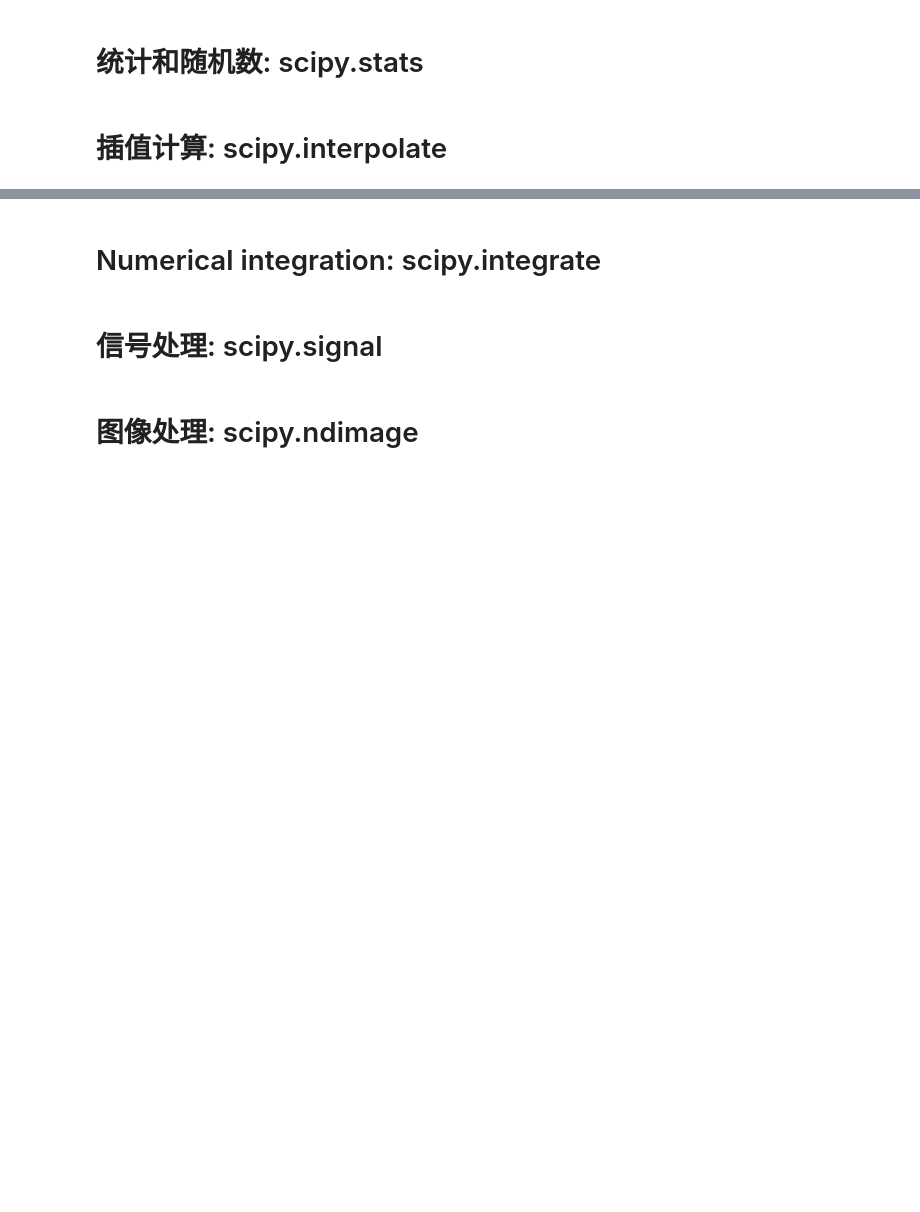
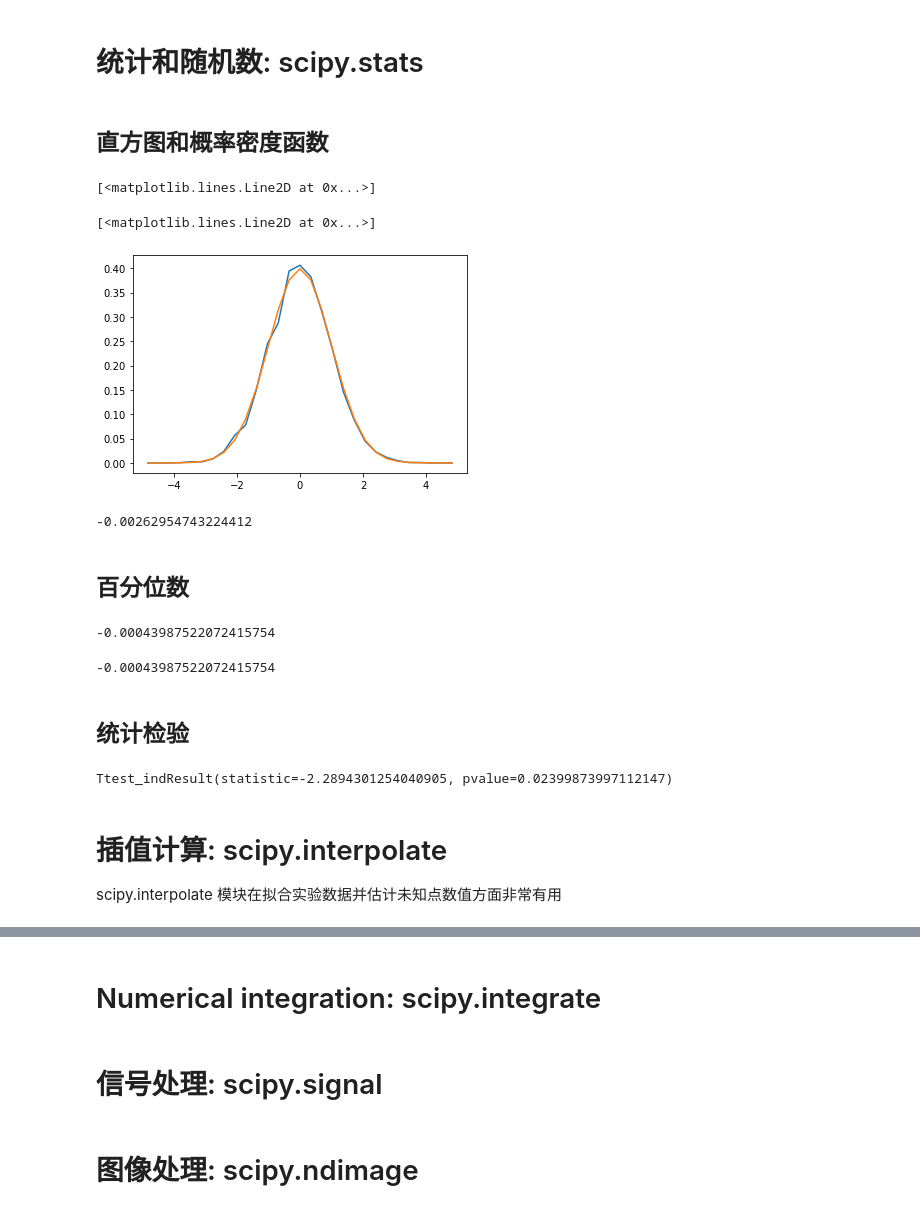
Before and after one commit to jiaGuYuan/JupyterWKS, a Jupyter notebook: Study_Note/scipy_学习.ipynb, the cells around one changed output, grey strips where cells are left out. Cells and saved outputs as stored; diff of their text form; code cells hidden in the pictures; blank space fills up the shorter version.

```diff
--- a/Study_Note/scipy_学习.ipynb
+++ b/Study_Note/scipy_学习.ipynb
@@ -170,4 +232,48 @@ True
 # %% [markdown]
 # 统计和随机数: scipy.stats
+# %% [markdown]
+## 直方图和概率密度函数
+# %%
+from scipy import stats
+import numpy as np
+import pylab as pl
+a = np.random.normal(size=10000)
+
+bins = np.linspace(-5, 5, 30)
+histogram, bins = np.histogram(a, bins=bins, normed=True)
+bins = 0.5*(bins[1:] + bins[:-1])
+
+from scipy import stats
+b = stats.norm.pdf(bins)
+pl.plot(bins, histogram)
+pl.plot(bins, b)
+# %% [output]
+[<matplotlib.lines.Line2D at 0x...>]
+[<matplotlib.lines.Line2D at 0x...>]
+[figure, added]
+# %%
+# 如果我们事先已经知道所要处理的随机过程属于某一个随机过程族(比如正态过程)，可以采用最大似然估计来 得到相关参数的值
+loc, std = stats.norm.fit(a)
+loc
+# %% [output]
+-0.00262954743224412
+# %% [markdown]
+## 百分位数
+# %%
+# 中位数 (也叫 第50百分位数)
+np.median(a)
+stats.scoreatpercentile(a, 50)
+# %% [output]
+-0.00043987522072415754
+-0.00043987522072415754
+# %% [markdown]
+## 统计检验
+# %%
+a = np.random.normal(0, 1, size=100)
+b = np.random.normal(1, 1, size=10)
+stats.ttest_ind(a, b)
+# %% [output]
+Ttest_indResult(statistic=-2.2894301254040905, pvalue=0.02399873997112147)
 # %% [markdown]
 # 插值计算: scipy.interpolate
+scipy.interpolate 模块在拟合实验数据并估计未知点数值方面非常有用
```
Also changed, not shown: parts of 8 cells of this notebook, 1 other file.
